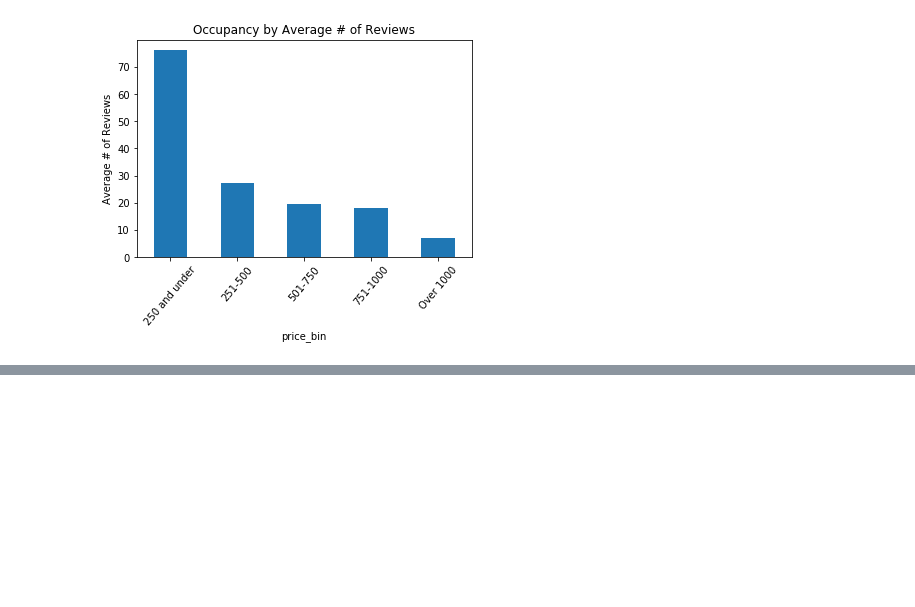
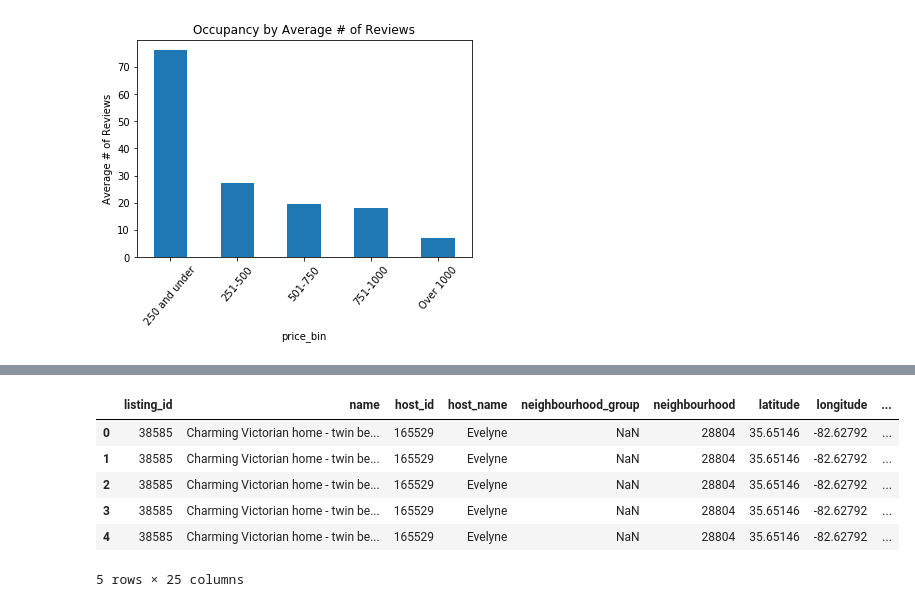
Before and after one commit to dmilestone/final-project, a Jupyter notebook: charts-for-final.ipynb, the cells around one changed output, grey strips where cells are left out. Saved outputs shown, nothing was run; the diff lists cells and outputs as text; code cells hidden in the pictures; blank space fills up the shorter version.

```diff
--- a/charts-for-final.ipynb
+++ b/charts-for-final.ipynb
@@ -334,0 +345,12 @@ plt.savefig('Average # of Reviews by Price Range')
+# %%
+change_id_df = listings_df.rename(columns={"id": "listing_id"})
+listing_sentiment_df = pd.merge(change_id_df, sentiment_df, on="listing_id", how="left")
+listing_sentiment_df.head()
+# %% [output]
+|  | listing_id | name | host_id | host_name | neighbourhood_group | neighbourhood | latitude | longitude | ... |
+| 0 | 38585 | Charming Victorian home - twin be... | 165529 | Evelyne | NaN | 28804 | 35.65146 | -82.62792 | ... |
+| 1 | 38585 | Charming Victorian home - twin be... | 165529 | Evelyne | NaN | 28804 | 35.65146 | -82.62792 | ... |
+| 2 | 38585 | Charming Victorian home - twin be... | 165529 | Evelyne | NaN | 28804 | 35.65146 | -82.62792 | ... |
+| 3 | 38585 | Charming Victorian home - twin be... | 165529 | Evelyne | NaN | 28804 | 35.65146 | -82.62792 | ... |
+| 4 | 38585 | Charming Victorian home - twin be... | 165529 | Evelyne | NaN | 28804 | 35.65146 | -82.62792 | ... |
+5 rows × 25 columns
```
Also changed, not shown: parts of 2 cells of this notebook, 7 other files.
